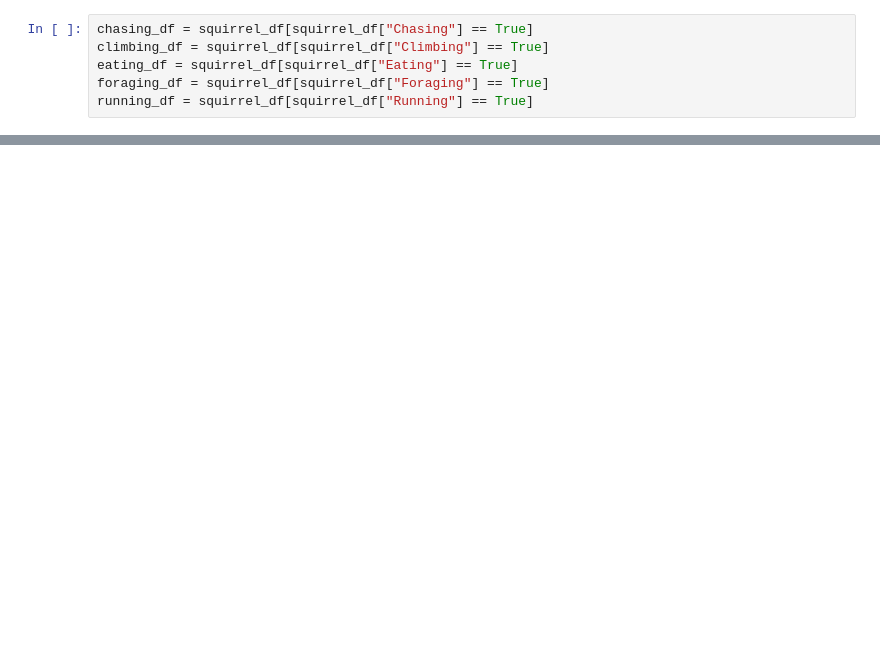
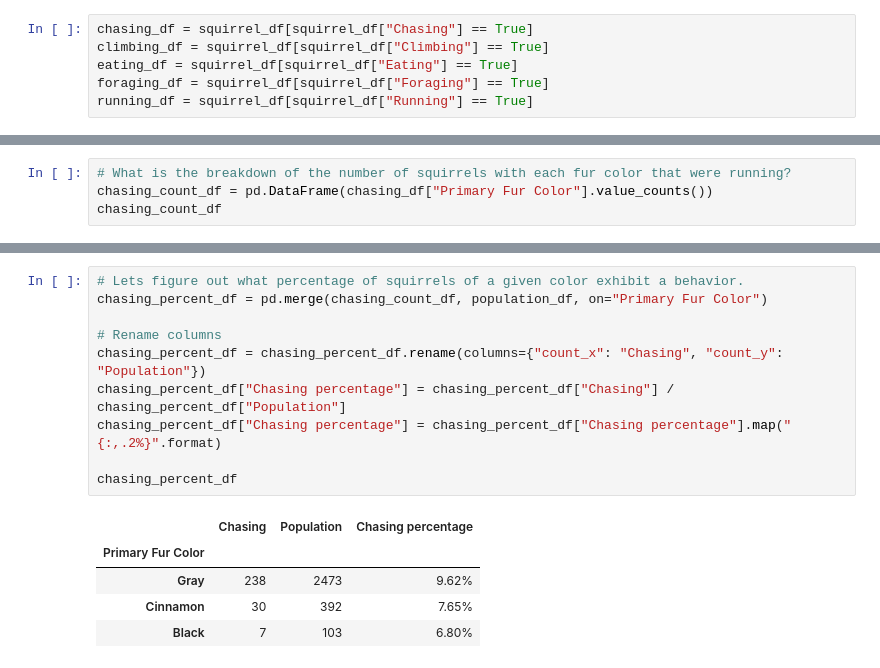
Before and after one commit to brown016340/Project-1, a Jupyter notebook: Behavior_maps.ipynb, the cells around one changed output, grey strips where cells are left out. Saved outputs shown, nothing was run; the diff lists cells and outputs as text; blank space fills up the shorter version.

```diff
--- a/Behavior_maps.ipynb
+++ b/Behavior_maps.ipynb
@@ -149,0 +208,4 @@ hvplot.save(combined_map, 'combined.png')
+# %%
+# What is the breakdown of the number of squirrels with each fur color that were running?
+chasing_count_df = pd.DataFrame(chasing_df["Primary Fur Color"].value_counts())
+chasing_count_df
@@ -149,0 +218,16 @@ hvplot.save(combined_map, 'combined.png')
+# %%
+# Lets figure out what percentage of squirrels of a given color exhibit a behavior.
+chasing_percent_df = pd.merge(chasing_count_df, population_df, on="Primary Fur Color")
+
+# Rename columns
+chasing_percent_df = chasing_percent_df.rename(columns={"count_x": "Chasing", "count_y": "Population"})
+chasing_percent_df["Chasing percentage"] = chasing_percent_df["Chasing"] / chasing_percent_df["Population"]
+chasing_percent_df["Chasing percentage"] = chasing_percent_df["Chasing percentage"].map("{:,.2%}".format)
+
+chasing_percent_df
+# %% [output]
+|  | Chasing | Population | Chasing percentage |
+| Primary Fur Color |  |  |  |
+| Gray | 238 | 2473 | 9.62% |
+| Cinnamon | 30 | 392 | 7.65% |
+| Black | 7 | 103 | 6.80% |
```
Also changed, not shown: parts of 22 cells of this notebook.
